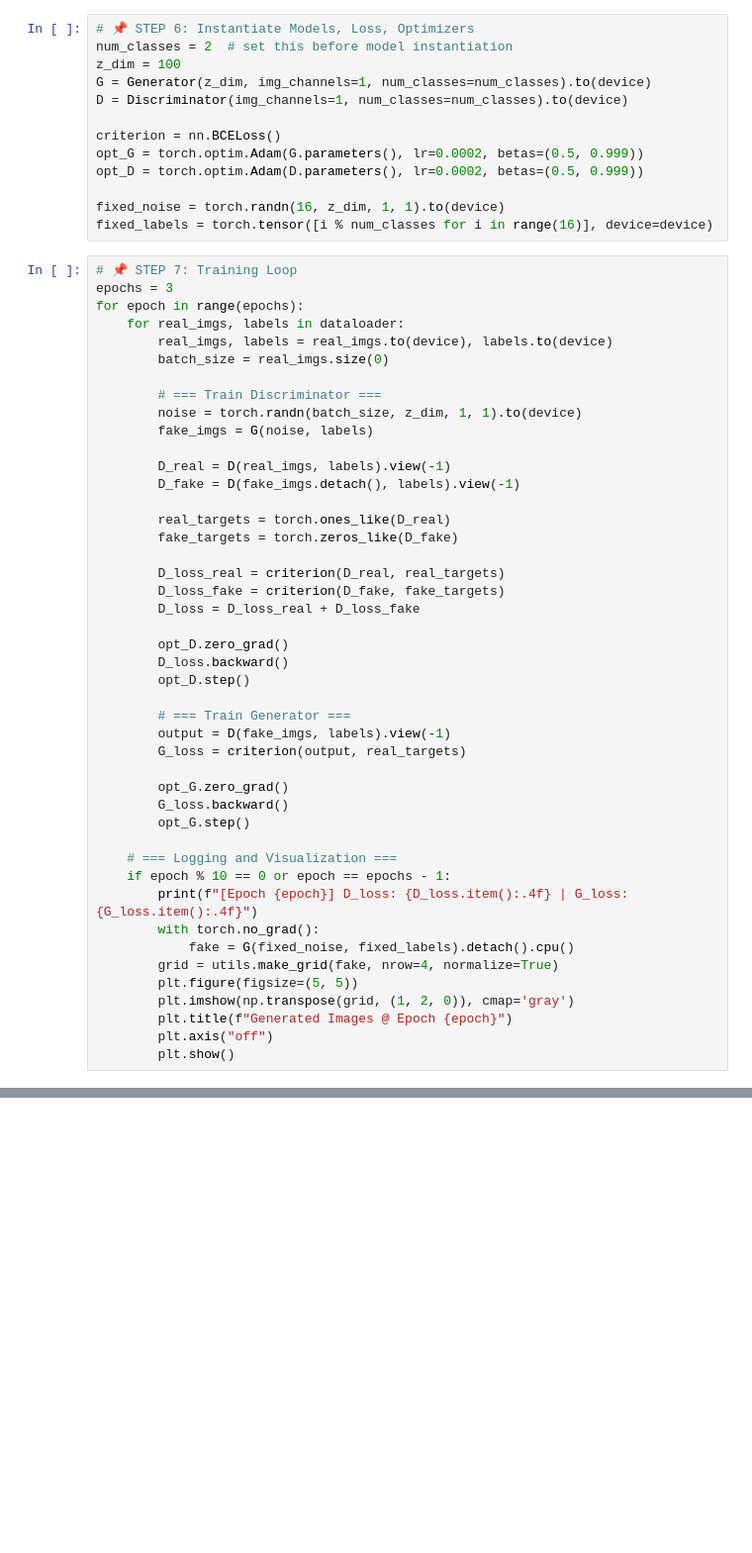
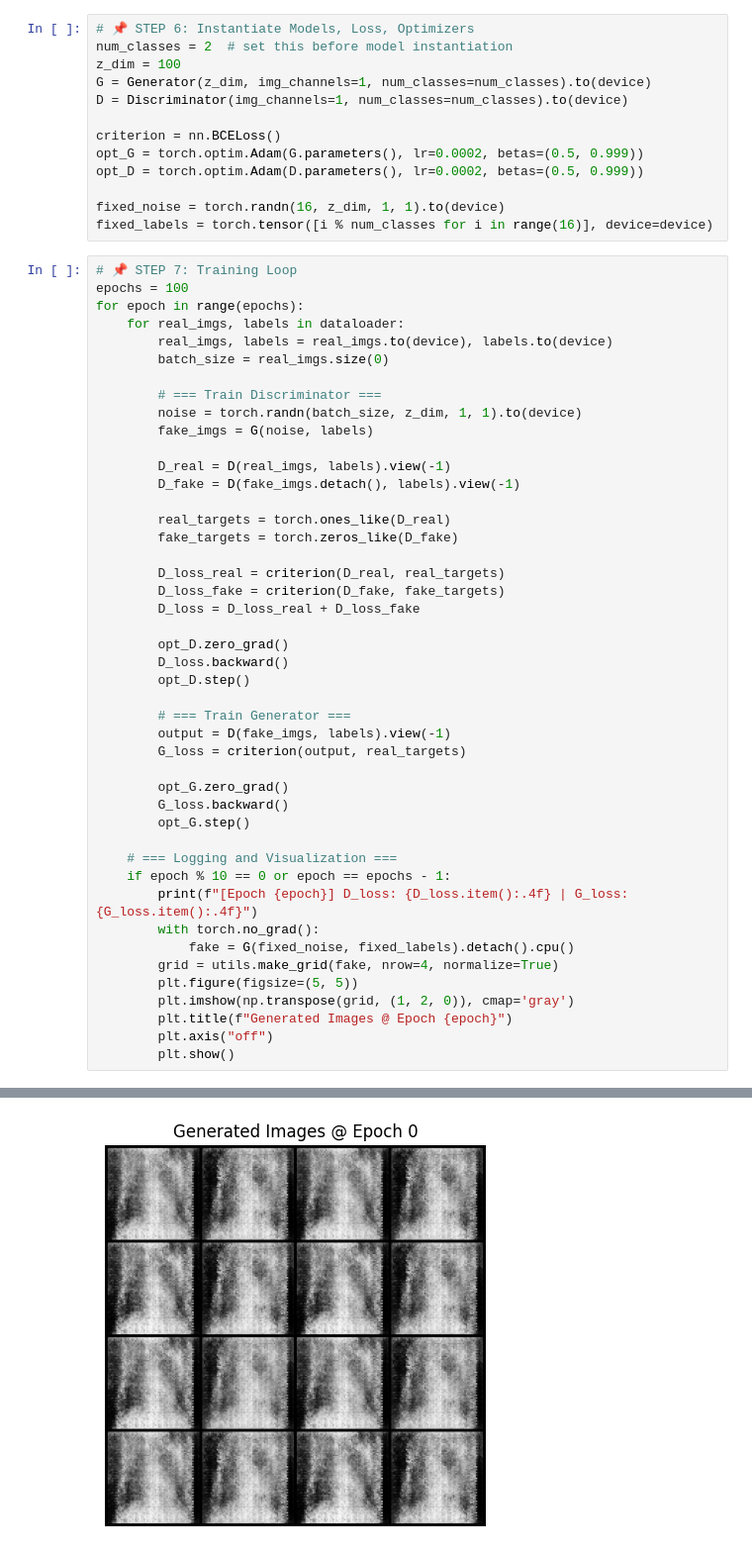
Before and after one commit to DivyaMeenaSundaram/Deep_Learning_Lab, a Jupyter notebook: CGAN.ipynb, the cells around one changed output, grey strips where cells are left out. Shown at 99% size. Cells and saved outputs as stored; diff of their text form; blank space fills up the shorter version.

```diff
--- a/CGAN.ipynb
+++ b/CGAN.ipynb
@@ -164,7 +164,7 @@ fixed_noise = torch.randn(16, z_dim, 1, 1).to(device)
 fixed_labels = torch.tensor([i % num_classes for i in range(16)], device=device)
 # %%
 # 📌 STEP 7: Training Loop
-epochs = 3
+epochs = 100
 for epoch in range(epochs):
     for real_imgs, labels in dataloader:
         real_imgs, labels = real_imgs.to(device), labels.to(device)
@@ -207,3 +207,4 @@ for epoch in range(epochs):
         plt.title(f"Generated Images @ Epoch {epoch}")
         plt.axis("off")
         plt.show()
+# %% [output]
@@ -209,0 +212 @@ for epoch in range(epochs):
+[figure, added]
```
Also changed, not shown: parts of 1 cell of this notebook.
